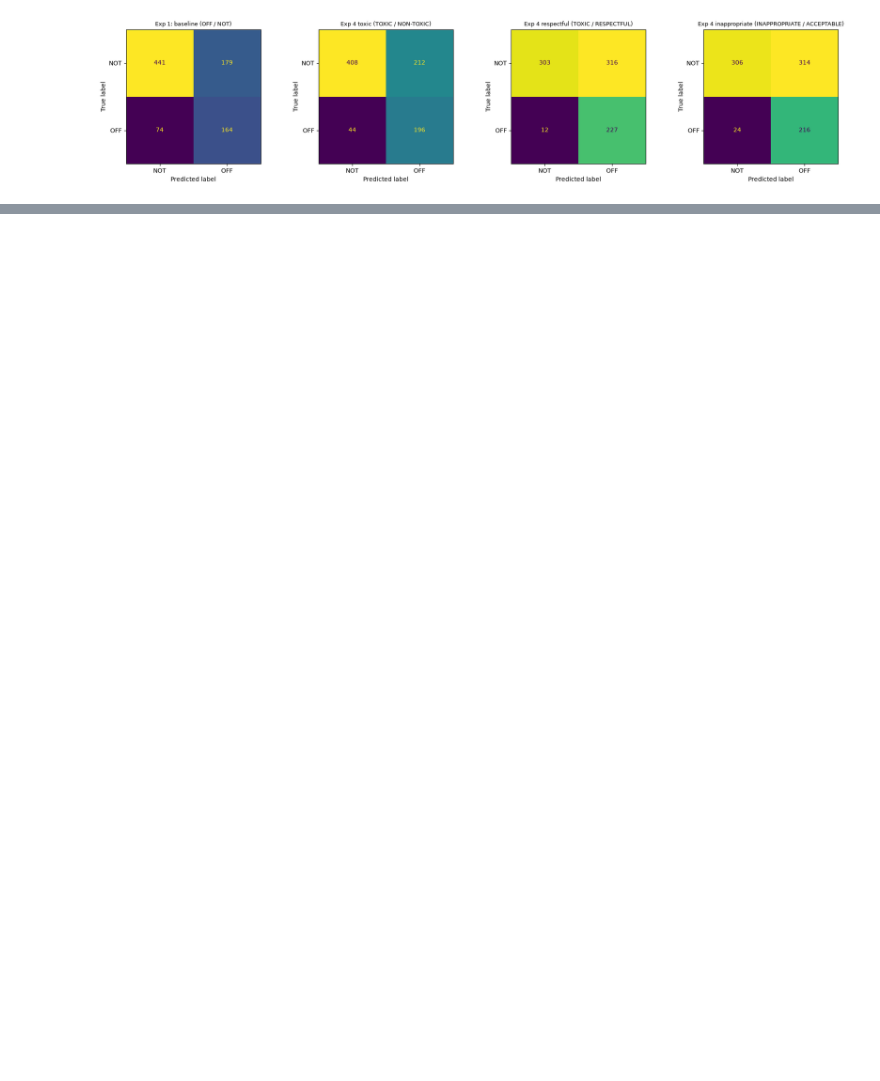
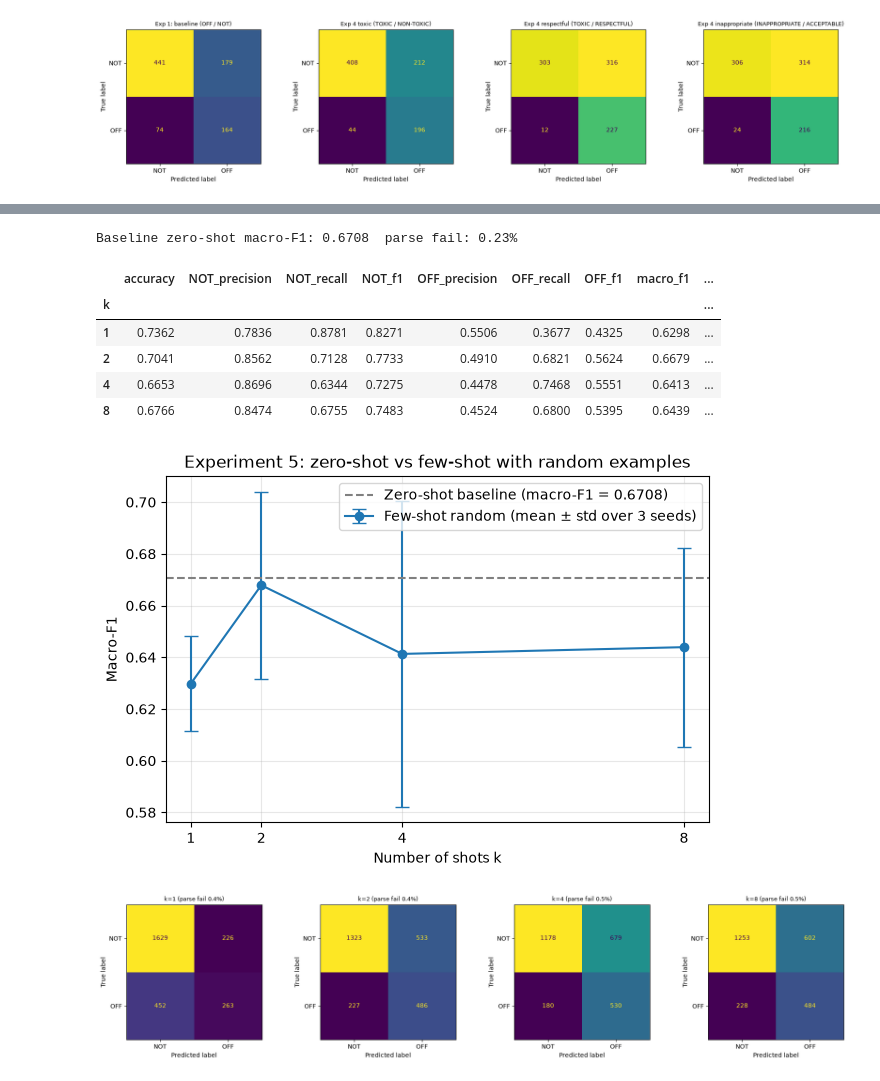
Before and after one commit to s4ddo/subjective-assignment-3, a Jupyter notebook: A3-notebook-group3.ipynb, the cells around one changed output, grey strips where cells are left out. Saved outputs shown, nothing was run; the diff lists cells and outputs as text; code cells hidden in the pictures; blank space fills up the shorter version.

```diff
--- a/A3-notebook-group3.ipynb
+++ b/A3-notebook-group3.ipynb
@@ -514,0 +706,44 @@ plt.show()
+# %%
+# Zero-shot baseline (Experiment 1) for comparison, read from the saved predictions
+baseline_m = compute_metrics(pd.read_csv("baseline_predictions.csv"))
+print(f"Baseline zero-shot macro-F1: {baseline_m['macro_f1']:.4f}  parse fail: {baseline_m['parse_fail_pct']:.2f}%")
+
+# Mean over seeds (rows for the report table) + std for the error bars
+metric_cols = ["accuracy", "NOT_precision", "NOT_recall", "NOT_f1",
+               "OFF_precision", "OFF_recall", "OFF_f1", "macro_f1", "parse_fail_pct"]
+exp5_report = exp5_by_seed.groupby("k")[metric_cols].mean()
+exp5_report["macro_f1_std"] = exp5_by_seed.groupby("k")["macro_f1"].std()
+display(exp5_report.round(4))
+
+fig, ax = plt.subplots(figsize=(7, 4.5))
+k_values = exp5_report.index.tolist()
+ax.errorbar(k_values, exp5_report["macro_f1"], yerr=exp5_report["macro_f1_std"],
+            marker="o", capsize=5, label="Few-shot random (mean ± std over 3 seeds)")
+ax.axhline(baseline_m["macro_f1"], color="gray", linestyle="--",
+           label=f"Zero-shot baseline (macro-F1 = {baseline_m['macro_f1']:.4f})")
+ax.set_xlabel("Number of shots k")
+ax.set_ylabel("Macro-F1")
+ax.set_title("Experiment 5: zero-shot vs few-shot with random examples")
+ax.set_xticks(k_values)
+ax.legend()
+ax.grid(alpha=0.3)
+plt.show()
+
+# Pooled confusion matrices per k (summed over the 3 seeds)
+fig, axes = plt.subplots(1, len(k_values), figsize=(4.5 * len(k_values), 4))
+for ax, k in zip(axes, k_values):
+    cm = sum(m["cm"] for m in exp5_rows if m["k"] == k)
+    ConfusionMatrixDisplay(confusion_matrix=cm, display_labels=["NOT", "OFF"]).plot(ax=ax, colorbar=False)
+    ax.set_title(f"k={k} (parse fail {exp5_report.loc[k, 'parse_fail_pct']:.1f}%)", fontsize=9)
+plt.tight_layout()
+plt.show()
+# %% [output]
+Baseline zero-shot macro-F1: 0.6708  parse fail: 0.23%
+|  | accuracy | NOT_precision | NOT_recall | NOT_f1 | OFF_precision | OFF_recall | OFF_f1 | macro_f1 | ... |
+| k |  |  |  |  |  |  |  |  | ... |
+| 1 | 0.7362 | 0.7836 | 0.8781 | 0.8271 | 0.5506 | 0.3677 | 0.4325 | 0.6298 | ... |
+| 2 | 0.7041 | 0.8562 | 0.7128 | 0.7733 | 0.4910 | 0.6821 | 0.5624 | 0.6679 | ... |
+| 4 | 0.6653 | 0.8696 | 0.6344 | 0.7275 | 0.4478 | 0.7468 | 0.5551 | 0.6413 | ... |
+| 8 | 0.6766 | 0.8474 | 0.6755 | 0.7483 | 0.4524 | 0.6800 | 0.5395 | 0.6439 | ... |
+[figure, added]
+[figure, added]
```
Also changed, not shown: parts of 7 cells of this notebook, 18 other files.
